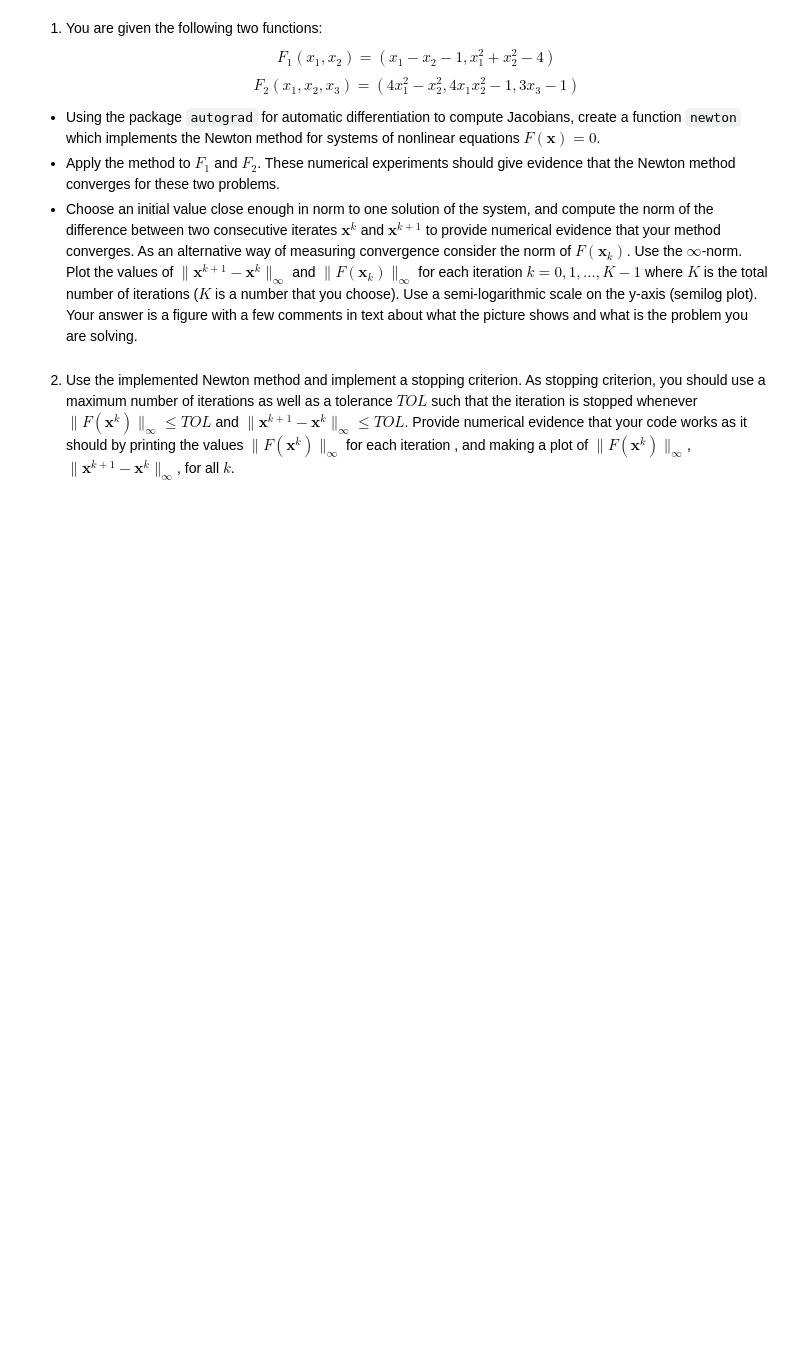
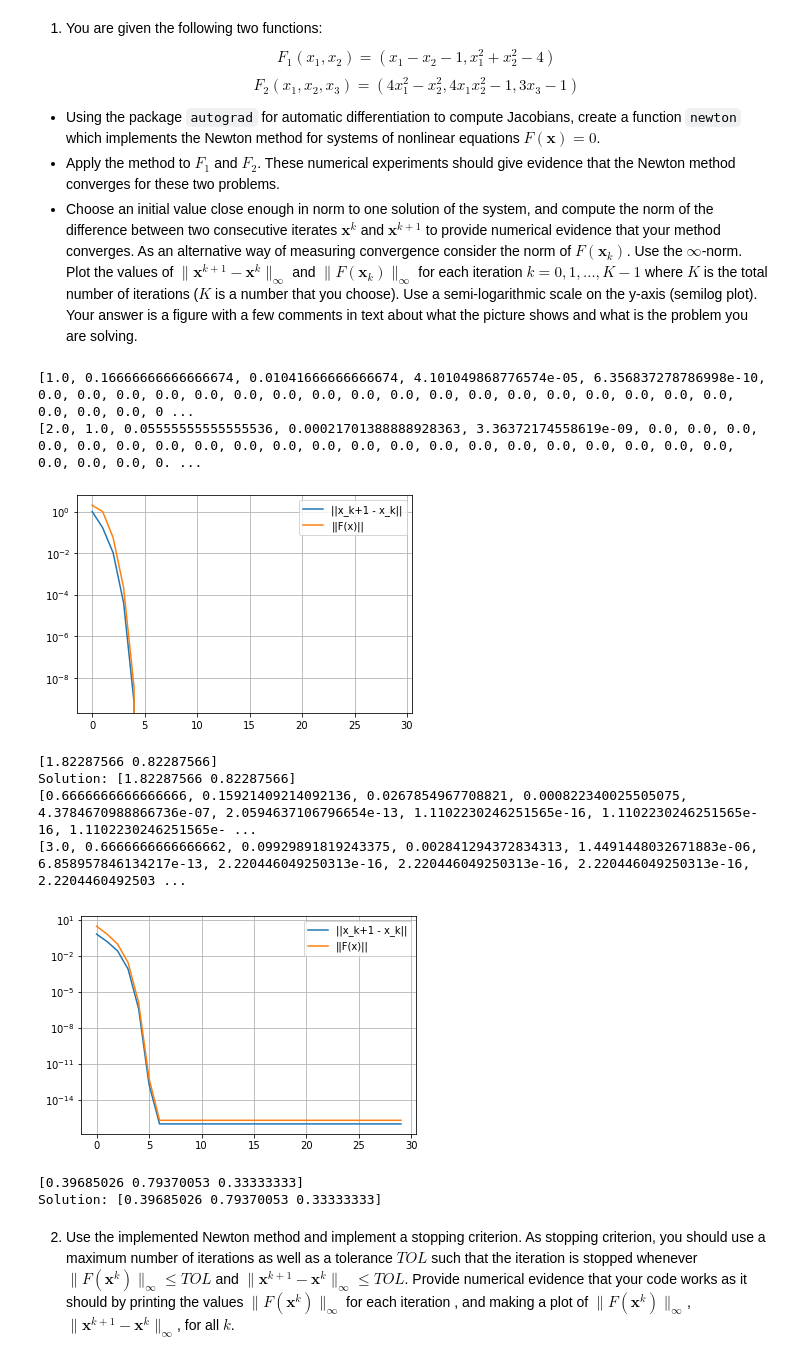
Before and after one commit to Agnar22/NumericalMethods, a Jupyter notebook: Project-part1-fix1.ipynb, the cells around one changed output. Saved outputs shown, nothing was run; the diff lists cells and outputs as text; code cells hidden in the pictures; blank space fills up the shorter version.

```diff
--- a/Project-part1-fix1.ipynb
+++ b/Project-part1-fix1.ipynb
@@ -68,6 +112,9 @@ $$
   - Apply the method to $F_1$ and $F_2$. These numerical experiments should give evidence that the Newton method converges for these two problems.
   - Choose an initial value close enough in norm to one solution of the system, and compute the norm of the difference between two consecutive iterates $\mathbf{x}^k$ and $\mathbf{x}^{k+1}$ to provide numerical evidence that your method converges. As an alternative way of measuring convergence consider the norm of $F(\mathbf{x}_k)$. Use the $\infty$-norm. Plot the values of $\|\mathbf{x}^{k+1}-\mathbf{x}^k\|_{\infty}$ and $\|F(\mathbf{x}_k)\|_{\infty}$ for each iteration  $k=0,1,\dots, K-1$ where $K$ is the total number of iterations ($K$ is a number that you choose). Use a semi-logarithmic scale on the y-axis (semilog plot). Your answer is a figure with a few comments in text about what the picture shows and what is the problem you are solving.
 # %%
+from numpy.linalg import solve, norm
+import matplotlib.pyplot as plt
+
 # Your Newton method implementation
 def newton(F, x0, x, maxIter):
     '''
@@ -87,6 +134,21 @@ def newton(F, x0, x, maxIter):
     y: N-array
         Approximation to solution of F(y)=0
     '''
-    pass
 
+    norm_x = []
+    norm_f = []
+    y = x0
+    for iter in range(maxIter):
+        next_y = y + solve(jacobian(F)(y), -F(y).reshape((-1, 1))).reshape(x0.shape)
+        norm_x.append(norm(next_y-y, ord=np.inf))
+        norm_f.append(norm(F(y), ord=np.inf))
+        y = next_y
+        #print(y)
+    print(norm_x)
+    print(norm_f)
+    plt.semilogy(range(maxIter), norm_x, label="||x_k+1 - x_k||")
+    plt.semilogy(range(maxIter), norm_f, label="||F(x)||")
+    plt.legend()
+    plt.grid()
+    plt.show()
     return y
@@ -95,3 +155,35 @@ def newton(F, x0, x, maxIter):
+# %%
+# Apply the method to your two functions
+max_iter = 30
+f1 = lambda x: np.array([x[0]-x[1]-1, x[0]**2 + x[1]**2 - 4]).astype('float64')
+f1_sol = np.array([
+    (1 + np.sqrt(7)) / 2,
+    (-1 + np.sqrt(7)) / 2
+]).astype('float64')
+print(newton(f1, np.array([1, 1]).astype('float64'), f1_sol, max_iter))
+print(f'Solution: {f1_sol}')
+
+f2 = lambda x: np.array([4*x[0]**2 - x[1]**2, 4*x[0]*x[1]**2 - 1, 3*x[2] - 1]).astype('float64')
+f2_sol = np.array([
+    1 / (2*2**(1/3)),
+    1 / (2**(1/3)),
+    1 / 3
+]).astype('float64')
+print(newton(f2, np.array([1, 1, 1]).astype('float64'), f2_sol, max_iter))
+print(f'Solution: {f2_sol}')
+
+# TODO: Comment on graph.
+# %% [output]
+[1.0, 0.16666666666666674, 0.01041666666666674, 4.101049868776574e-05, 6.356837278786998e-10, 0.0, 0.0, 0.0, 0.0, 0.0, 0.0, 0.0, 0.0, 0.0, 0.0, 0.0, 0.0, 0.0, 0.0, 0.0, 0.0, 0.0, 0.0, 0.0, 0.0, 0.0, 0 ...
+[2.0, 1.0, 0.05555555555555536, 0.00021701388888928363, 3.36372174558619e-09, 0.0, 0.0, 0.0, 0.0, 0.0, 0.0, 0.0, 0.0, 0.0, 0.0, 0.0, 0.0, 0.0, 0.0, 0.0, 0.0, 0.0, 0.0, 0.0, 0.0, 0.0, 0.0, 0.0, 0.0, 0. ...
+[figure, added]
+[1.82287566 0.82287566]
+Solution: [1.82287566 0.82287566]
+[0.6666666666666666, 0.15921409214092136, 0.0267854967708821, 0.000822340025505075, 4.3784670988866736e-07, 2.0594637106796654e-13, 1.1102230246251565e-16, 1.1102230246251565e-16, 1.1102230246251565e- ...
+[3.0, 0.6666666666666662, 0.09929891819243375, 0.002841294372834313, 1.4491448032671883e-06, 6.858957846134217e-13, 2.220446049250313e-16, 2.220446049250313e-16, 2.220446049250313e-16, 2.2204460492503 ...
+[figure, added]
+[0.39685026 0.79370053 0.33333333]
+Solution: [0.39685026 0.79370053 0.33333333]
 # %% [markdown]
 2. Use the implemented Newton method and implement a stopping criterion.
 As stopping criterion, you should use a maximum number of iterations as well as a tolerance $TOL$ such that the iteration is stopped whenever $\|F(\mathbf{x}^k)\|_{\infty}\le TOL$ and $\|\mathbf{x}^{k+1}-\mathbf{x}^k\|_{\infty}\le TOL$.
```
Also changed, not shown: parts of 12 cells of this notebook.
